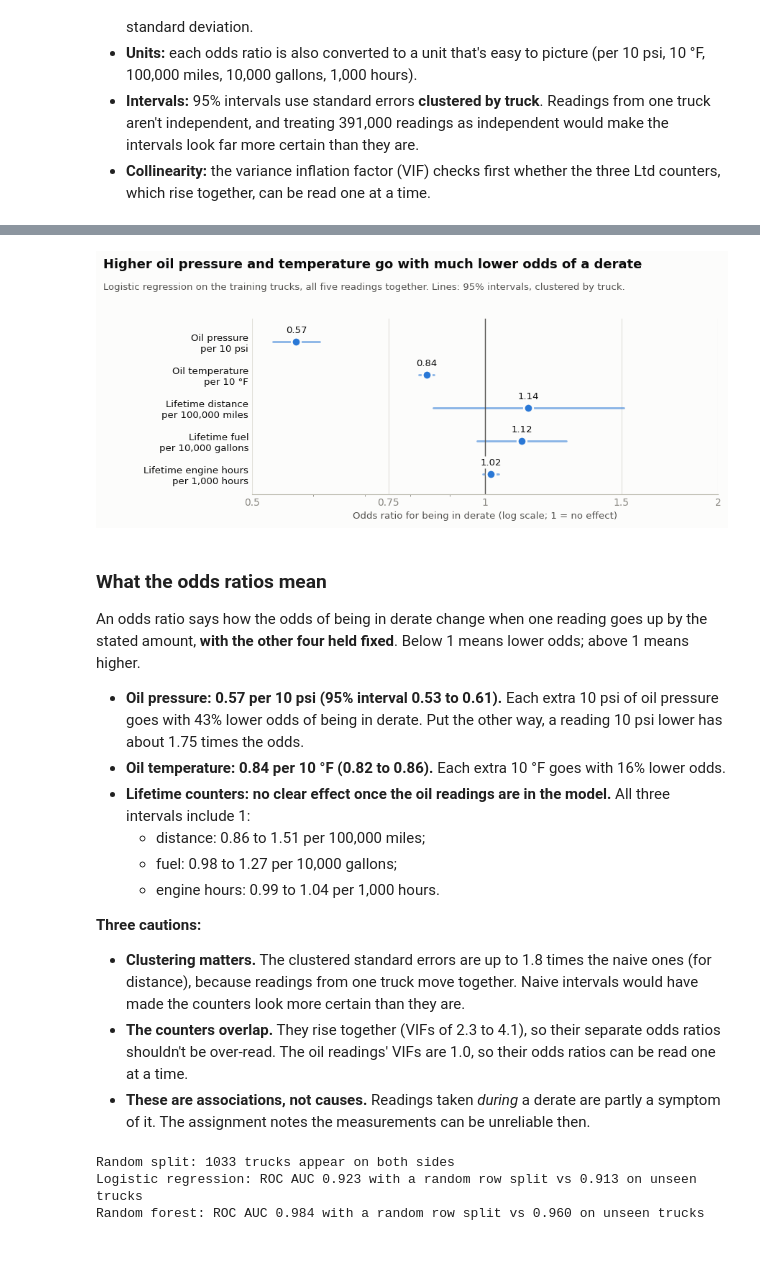
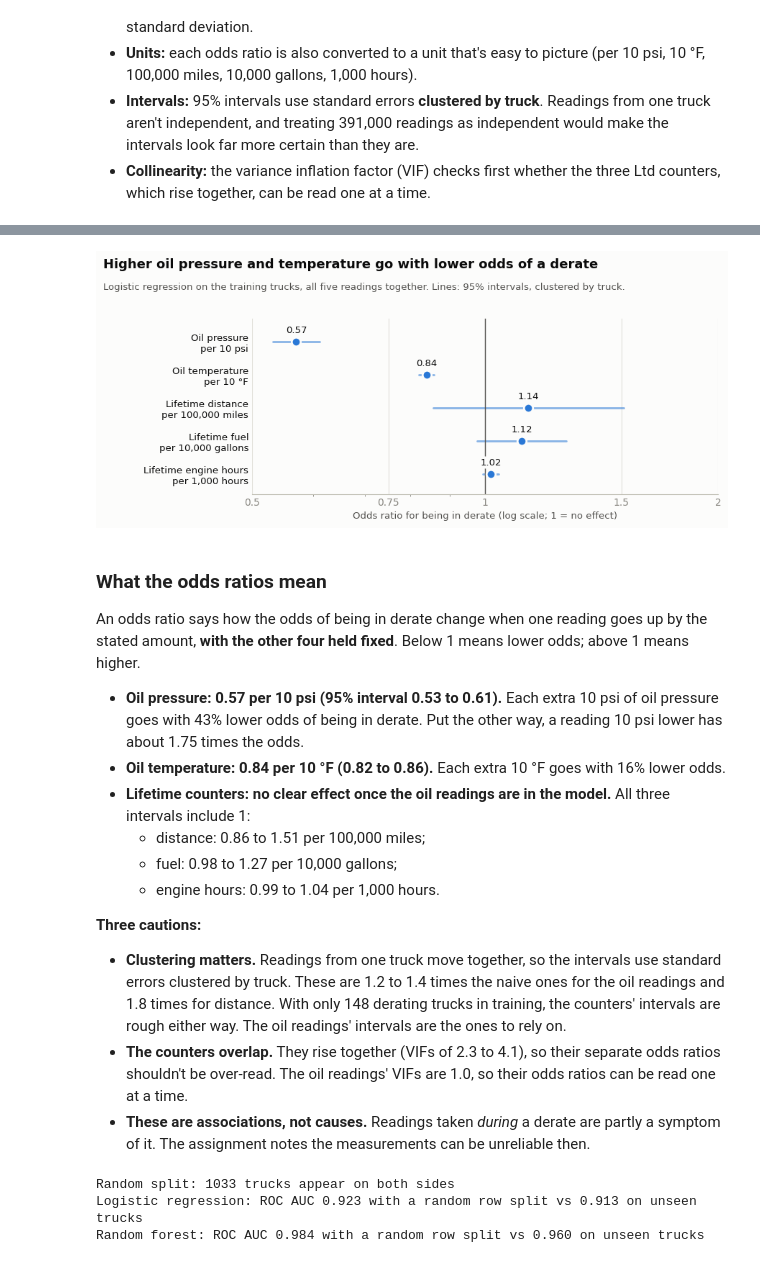
Before and after one commit to AI-for-Analytics-4/Big_NSS, a Jupyter notebook: submissions/juan_zavala/derate_prediction.ipynb, the cells around one changed output, grey strips where cells are left out. Drawn from its saved outputs; the diff is of its cells as text; code cells hidden in the pictures.

```diff
--- a/submissions/juan_zavala/derate_prediction.ipynb
+++ b/submissions/juan_zavala/derate_prediction.ipynb
@@ -512,7 +521,10 @@ Values filled in 2c: 9,815 | rows still missing Ltd values (no Ltd reading at al
 # [ME] 2d. Rows with no Ltd value at all: fill in equal increments between the truck's last and next known values.
 # interpolate() treats the rows as equally spaced, which is what "equally incremented" asks for.
 no_ltd = work[LTD].isna().all(axis=1)
+before_2d = work[LTD].copy()
 work[LTD] = work.groupby('EquipmentID')[LTD].transform(lambda col: col.interpolate(method='linear', limit_area='inside'))
+for col in LTD:
+    assert (work.loc[before_2d[col].notna(), col] == before_2d.loc[before_2d[col].notna(), col]).all(), col
 filled_2d = int((no_ltd & work[LTD].notna().all(axis=1)).sum())
 edge = work[LTD].isna().any(axis=1)
 print(f'Rows with no Ltd value: {int(no_ltd.sum())} | filled by interpolation: {filled_2d} | '
@@ -833,30 +845,31 @@ odds.round(3)
 | EngineTimeLtd | 1,000 hours | 1.017 | 0.994 | 1.041 | 1.066 | 3,731.2 hours | 0.869 | 2.326 |
 # %%
 # [CLAUDE] The odds ratios as a chart: a dot per measurement with its 95% interval, on a log scale where 1 means no effect
+assert (odds.loc[OIL, '95% high'] < 1).all()       # the title below says both oil readings lower the odds
 fig, ax = plt.subplots(figsize=(9, 4.0), dpi=100)
 fig.subplots_adjust(left=0.24, right=0.96, top=0.76, bottom=0.15)
 tidy(ax)
 for i, col in enumerate(MEASURES[::-1]):
     r = odds.loc[col]
     ax.plot([r['95% low'], r['95% high']], [i, i], color=RF_COLOR, linewidth=2, solid_capstyle='round', alpha=0.55)
     ax.plot(r['odds ratio'], i, 'o', color=RF_COLOR, markersize=9, markeredgecolor=SURFACE, markeredgewidth=2, zorder=3)
     ax.annotate(f"{r['odds ratio']:.2f}", (r['odds ratio'], i), xytext=(0, 9), textcoords='offset points', ha='center', fontsize=9.5, color=INK,
                 bbox=dict(boxstyle='round,pad=0.15', facecolor=SURFACE, edgecolor='none'), zorder=4)
 ax.axvline(1, color=INK2, linewidth=1)
 ax.set_xscale('log')
 ax.set_xticks([0.5, 0.75, 1, 1.5, 2]); ax.xaxis.set_major_formatter(matplotlib.ticker.FuncFormatter(lambda v, p: f'{v:g}'))
 ax.xaxis.set_minor_formatter(matplotlib.ticker.NullFormatter())
 ax.set_yticks(range(len(MEASURES)))
 ax.set_yticklabels([f"{NAMES[c]}\nper {odds.loc[c, 'per']}" for c in MEASURES[::-1]], color=INK, fontsize=9.5)
 ax.set_ylim(-0.6, len(MEASURES) - 0.3)
 ax.set_xlabel('Odds ratio for being in derate (log scale; 1 = no effect)', fontsize=9.5)
-fig.text(0.01, 0.97, 'Higher oil pressure and temperature go with much lower odds of a derate', fontsize=13, fontweight='bold', va='top')
+fig.text(0.01, 0.97, 'Higher oil pressure and temperature go with lower odds of a derate', fontsize=13, fontweight='bold', va='top')
 fig.text(0.01, 0.885, 'Logistic regression on the training trucks, all five readings together. Lines: 95% intervals, clustered by truck.',
          fontsize=9.5, color=INK2, va='top')
 fig.savefig('images/odds_ratios.png', dpi=200)
 plt.show()
 # %% [output]
-[figure, old version]
+[figure, new version]
 # %% [markdown]
 ### What the odds ratios mean
 
@@ -870,7 +883,7 @@ An odds ratio says how the odds of being in derate change when one reading goes
   * engine hours: 0.99 to 1.04 per 1,000 hours.
 
 **Three cautions:**
-* **Clustering matters.** The clustered standard errors are up to 1.8 times the naive ones (for distance), because readings from one truck move together. Naive intervals would have made the counters look more certain than they are.
+* **Clustering matters.** Readings from one truck move together, so the intervals use standard errors clustered by truck. These are 1.2 to 1.4 times the naive ones for the oil readings and 1.8 times for distance. With only 148 derating trucks in training, the counters' intervals are rough either way. The oil readings' intervals are the ones to rely on.
 * **The counters overlap.** They rise together (VIFs of 2.3 to 4.1), so their separate odds ratios shouldn't be over-read. The oil readings' VIFs are 1.0, so their odds ratios can be read one at a time.
 * **These are associations, not causes.** Readings taken *during* a derate are partly a symptom of it. The assignment notes the measurements can be unreliable then.
 # %%
```
Also changed, not shown: parts of 16 cells of this notebook, 5 other files.
